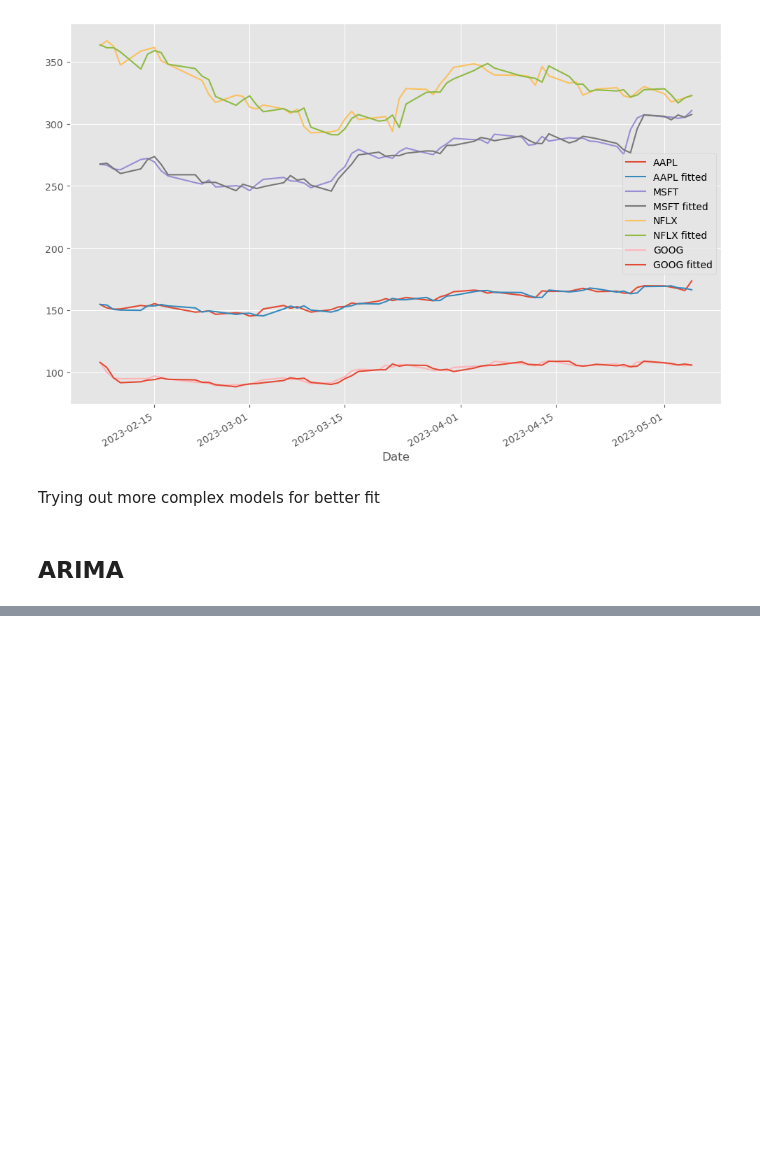
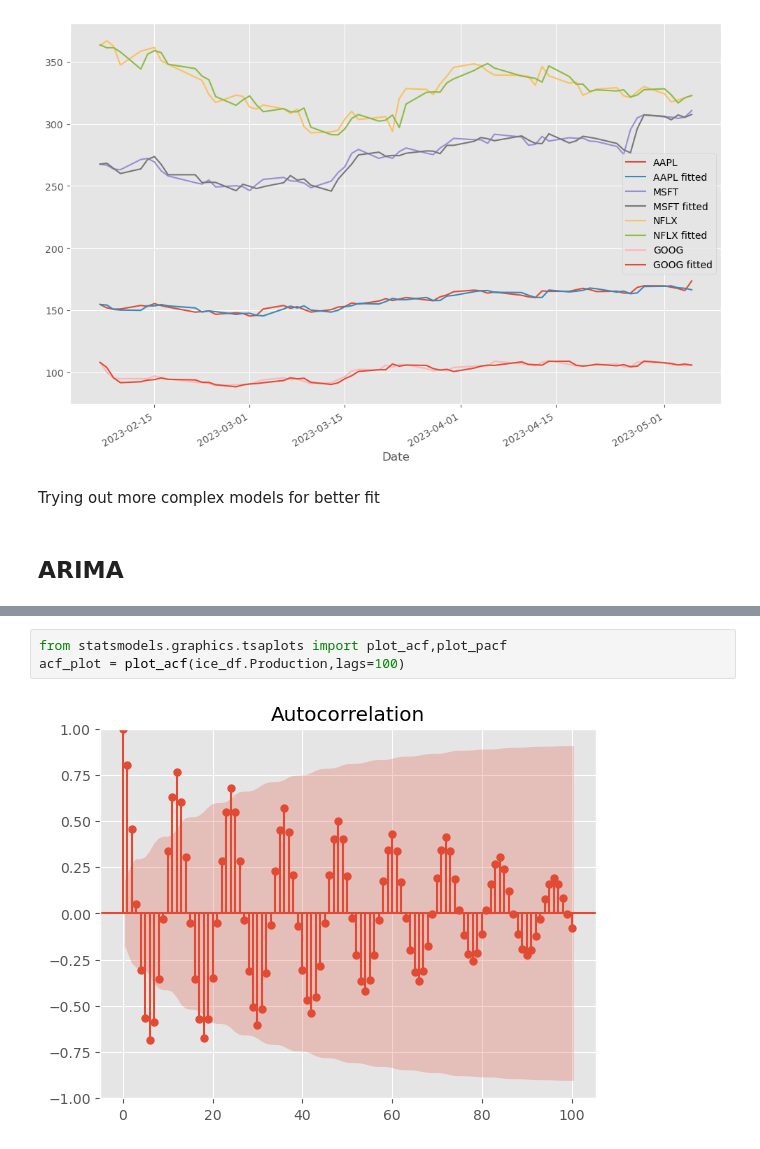
Before and after one commit to wp225/Data_Science_Practice, a Jupyter notebook: Time-Series /time_series_analysis.ipynb, the cells around one changed output, grey strips where cells are left out. Saved outputs shown, nothing was run; the diff lists cells and outputs as text; blank space fills up the shorter version.

```diff
--- a/Time-Series /time_series_analysis.ipynb
+++ b/Time-Series /time_series_analysis.ipynb
@@ -229,0 +245,5 @@ Suggests first order differencing is good enough
+# %%
+from statsmodels.graphics.tsaplots import plot_acf,plot_pacf
+acf_plot = plot_acf(ice_df.Production,lags=100)
+# %% [output]
+[figure, added]
```
Also changed, not shown: parts of 16 cells of this notebook, 8 other files.
